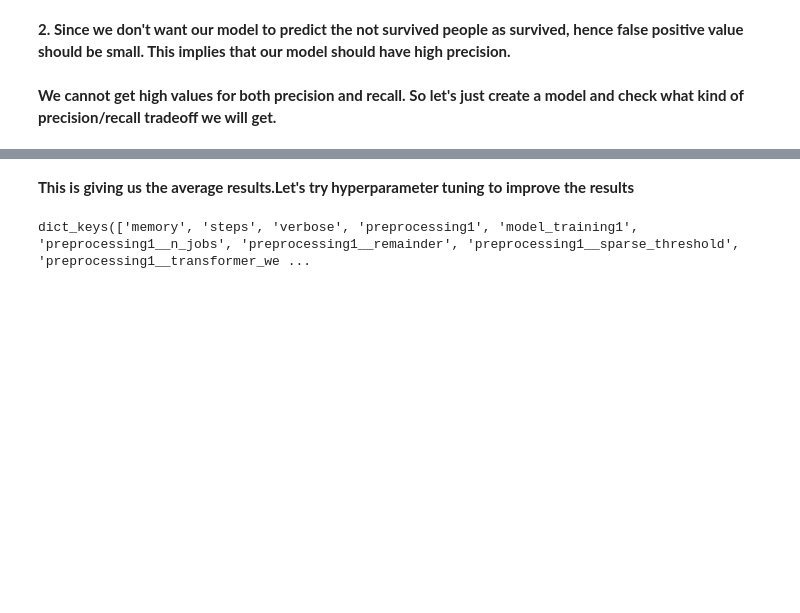
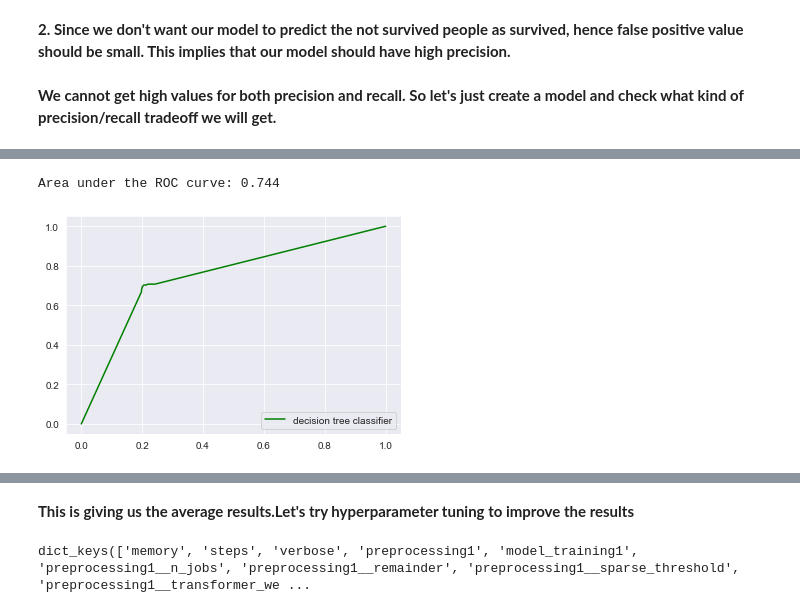
Before and after one commit to shivamshinde123/titanic-survival-prediction-model, a Jupyter notebook: titanic_dataset_model1.ipynb, the cells around one changed output, grey strips where cells are left out. Saved outputs shown, nothing was run; the diff lists cells and outputs as text; code cells hidden in the pictures; blank space fills up the shorter version.

```diff
--- a/titanic_dataset_model1.ipynb
+++ b/titanic_dataset_model1.ipynb
@@ -517,0 +531,6 @@ The cross validation score for the Random forest classifier is 0.728 +/- 0.058 (
+# %%
+plot_roc_curve(fpr_dt,tpr_dt,'decision tree classifier')
+print(f"Area under the ROC curve: {np.round(roc_auc_score(y_train,dt_positive_scores),3)}")
+# %% [output]
+Area under the ROC curve: 0.744
+[figure, added]
```
Also changed, not shown: parts of 25 cells of this notebook, 5 other files.
